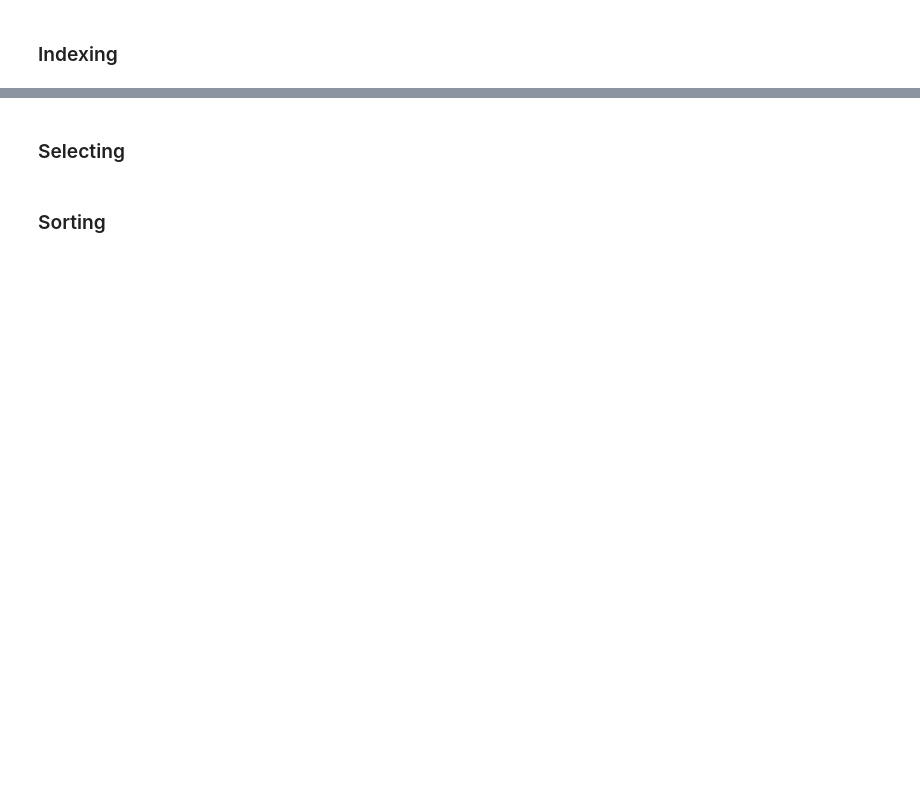
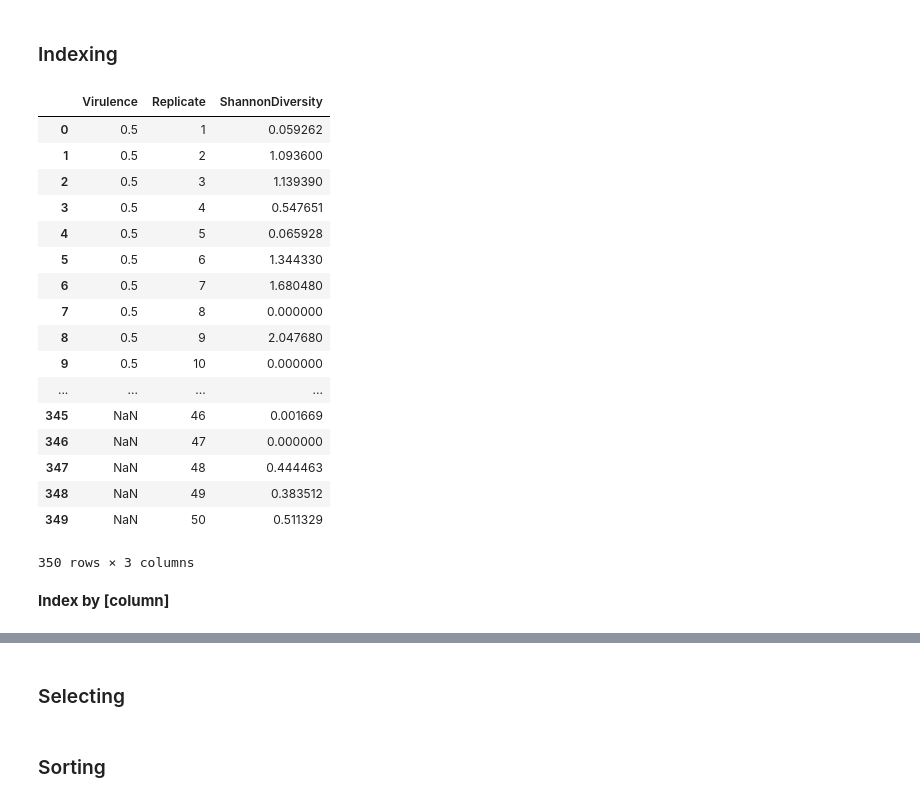
Before and after one commit to karthikhr024/python_classes, a Jupyter notebook: 4 - Statistics and Machine Learning using Python.ipynb, the cells around one changed output, grey strips where cells are left out. Drawn from its saved outputs; the diff is of its cells as text; code cells hidden in the pictures; blank space fills up the shorter version.

```diff
--- a/4 - Statistics and Machine Learning using Python.ipynb
+++ b/4 - Statistics and Machine Learning using Python.ipynb
@@ -36,2 +353,26 @@
 # %% [markdown]
 ### Indexing
+# %%
+experimentDF =  read_csv("files/parasite_data.csv", na_values=[" "], skiprows=1,names=['Virulence', 'Replicate', 'ShannonDiversity'])
+experimentDF
+# %% [output]
+|  | Virulence | Replicate | ShannonDiversity |
+| 0 | 0.5 | 1 | 0.059262 |
+| 1 | 0.5 | 2 | 1.093600 |
+| 2 | 0.5 | 3 | 1.139390 |
+| 3 | 0.5 | 4 | 0.547651 |
+| 4 | 0.5 | 5 | 0.065928 |
+| 5 | 0.5 | 6 | 1.344330 |
+| 6 | 0.5 | 7 | 1.680480 |
+| 7 | 0.5 | 8 | 0.000000 |
+| 8 | 0.5 | 9 | 2.047680 |
+| 9 | 0.5 | 10 | 0.000000 |
+| ... | ... | ... | ... |
+| 345 | NaN | 46 | 0.001669 |
+| 346 | NaN | 47 | 0.000000 |
+| 347 | NaN | 48 | 0.444463 |
+| 348 | NaN | 49 | 0.383512 |
+| 349 | NaN | 50 | 0.511329 |
+350 rows × 3 columns
+# %% [markdown]
+**Index by [column]**
```
Also changed, not shown: parts of 66 cells of this notebook, 8 other files.
